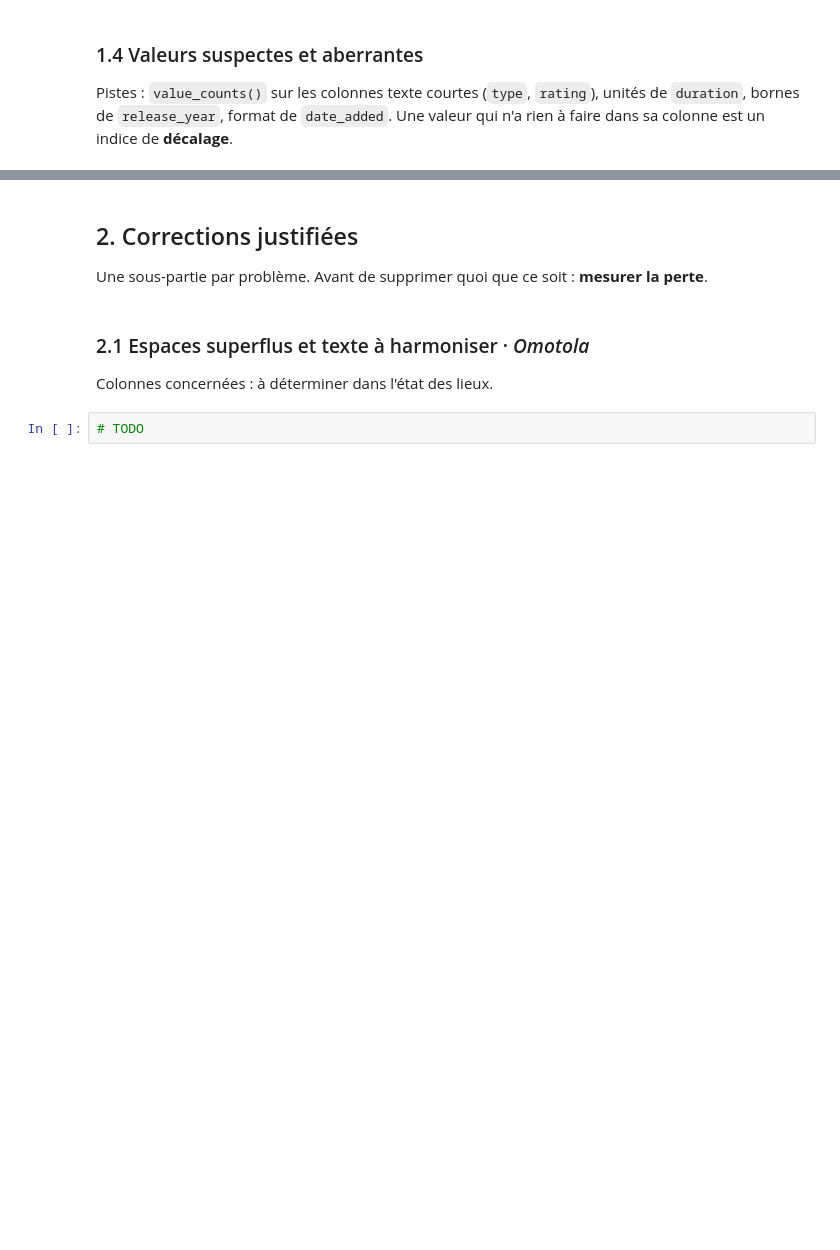
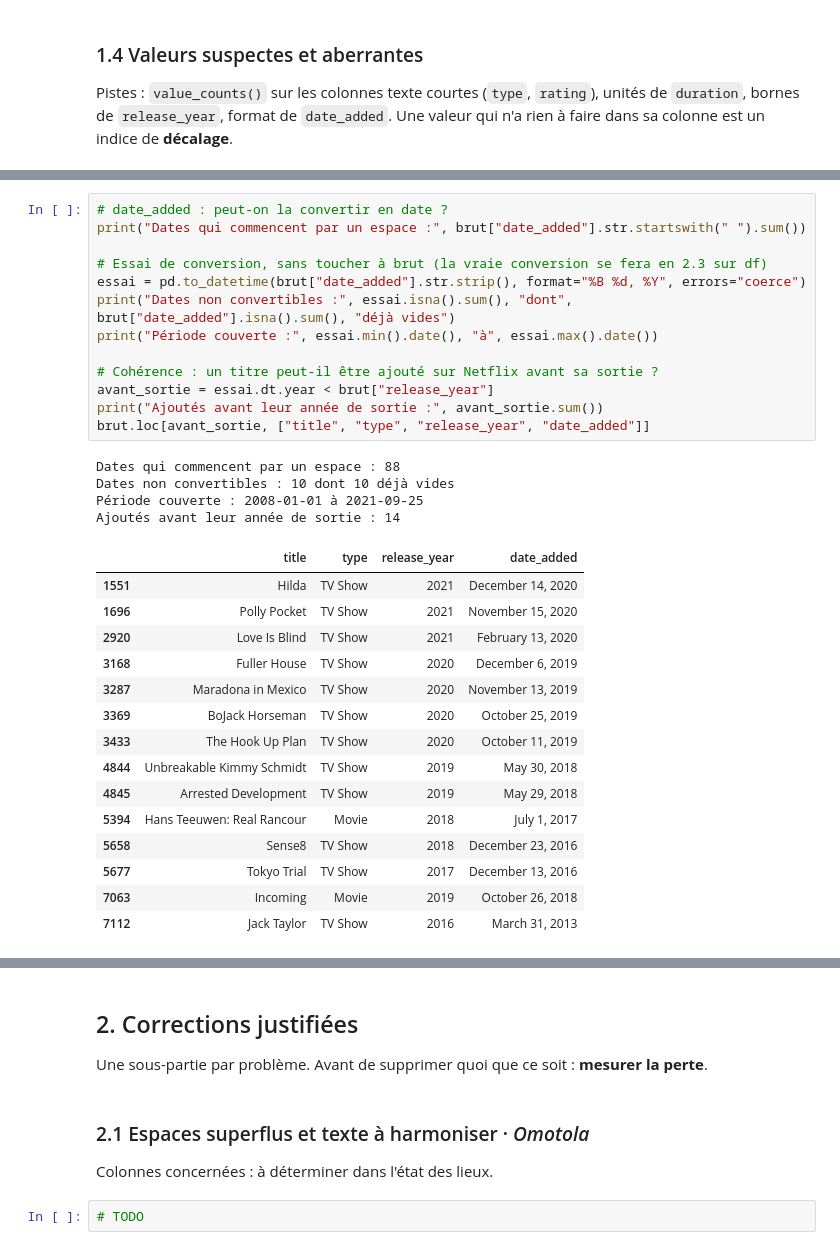
Before and after one commit to Omotolaaa7/ama-binome08-netflix, a Jupyter notebook: notebooks/nettoyage_netflix_binome08.ipynb, the cells around one changed output, grey strips where cells are left out. Cells and saved outputs as stored; diff of their text form; blank space fills up the shorter version.

```diff
--- a/notebooks/nettoyage_netflix_binome08.ipynb
+++ b/notebooks/nettoyage_netflix_binome08.ipynb
@@ -67,0 +242,33 @@ Une valeur qui n'a rien à faire dans sa colonne est un indice de **décalage**.
+# %%
+# date_added : peut-on la convertir en date ?
+print("Dates qui commencent par un espace :", brut["date_added"].str.startswith(" ").sum())
+
+# Essai de conversion, sans toucher à brut (la vraie conversion se fera en 2.3 sur df)
+essai = pd.to_datetime(brut["date_added"].str.strip(), format="%B %d, %Y", errors="coerce")
+print("Dates non convertibles :", essai.isna().sum(), "dont", brut["date_added"].isna().sum(), "déjà vides")
+print("Période couverte :", essai.min().date(), "à", essai.max().date())
+
+# Cohérence : un titre peut-il être ajouté sur Netflix avant sa sortie ?
+avant_sortie = essai.dt.year < brut["release_year"]
+print("Ajoutés avant leur année de sortie :", avant_sortie.sum())
+brut.loc[avant_sortie, ["title", "type", "release_year", "date_added"]]
+# %% [output]
+Dates qui commencent par un espace : 88
+Dates non convertibles : 10 dont 10 déjà vides
+Période couverte : 2008-01-01 à 2021-09-25
+Ajoutés avant leur année de sortie : 14
+|  | title | type | release_year | date_added |
+| 1551 | Hilda | TV Show | 2021 | December 14, 2020 |
+| 1696 | Polly Pocket | TV Show | 2021 | November 15, 2020 |
+| 2920 | Love Is Blind | TV Show | 2021 | February 13, 2020 |
+| 3168 | Fuller House | TV Show | 2020 | December 6, 2019 |
+| 3287 | Maradona in Mexico | TV Show | 2020 | November 13, 2019 |
+| 3369 | BoJack Horseman | TV Show | 2020 | October 25, 2019 |
+| 3433 | The Hook Up Plan | TV Show | 2020 | October 11, 2019 |
+| 4844 | Unbreakable Kimmy Schmidt | TV Show | 2019 | May 30, 2018 |
+| 4845 | Arrested Development | TV Show | 2019 | May 29, 2018 |
+| 5394 | Hans Teeuwen: Real Rancour | Movie | 2018 | July 1, 2017 |
+| 5658 | Sense8 | TV Show | 2018 | December 23, 2016 |
+| 5677 | Tokyo Trial | TV Show | 2017 | December 13, 2016 |
+| 7063 | Incoming | Movie | 2019 | October 26, 2018 |
+| 7112 | Jack Taylor | TV Show | 2016 | March 31, 2013 |
```
Also changed, not shown: parts of 17 cells of this notebook, 1 other file.
